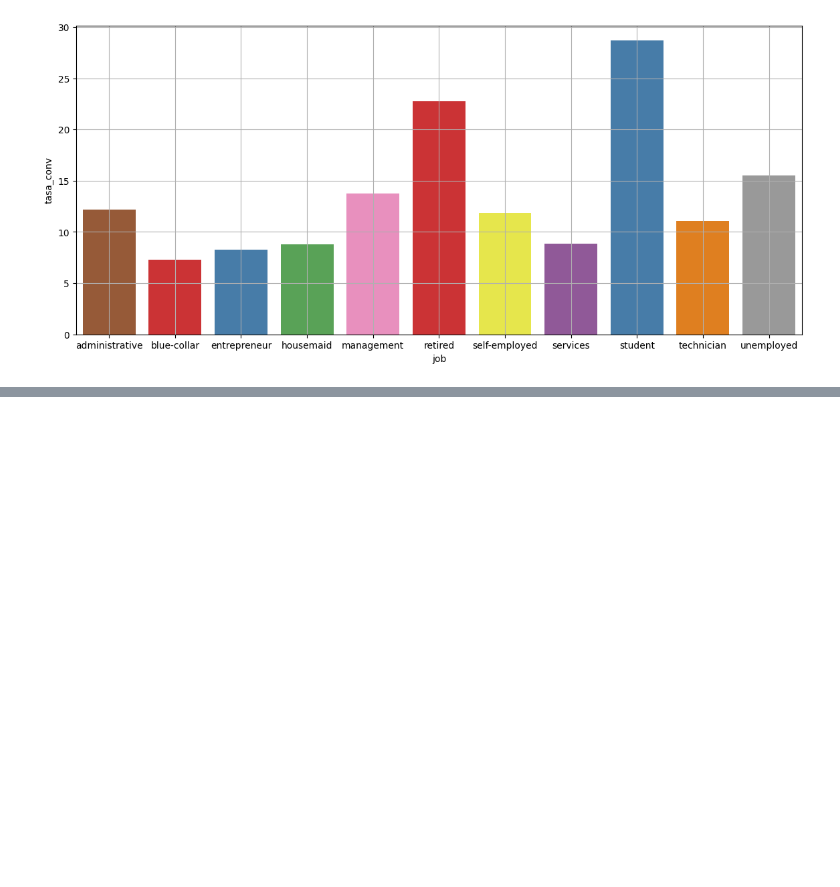
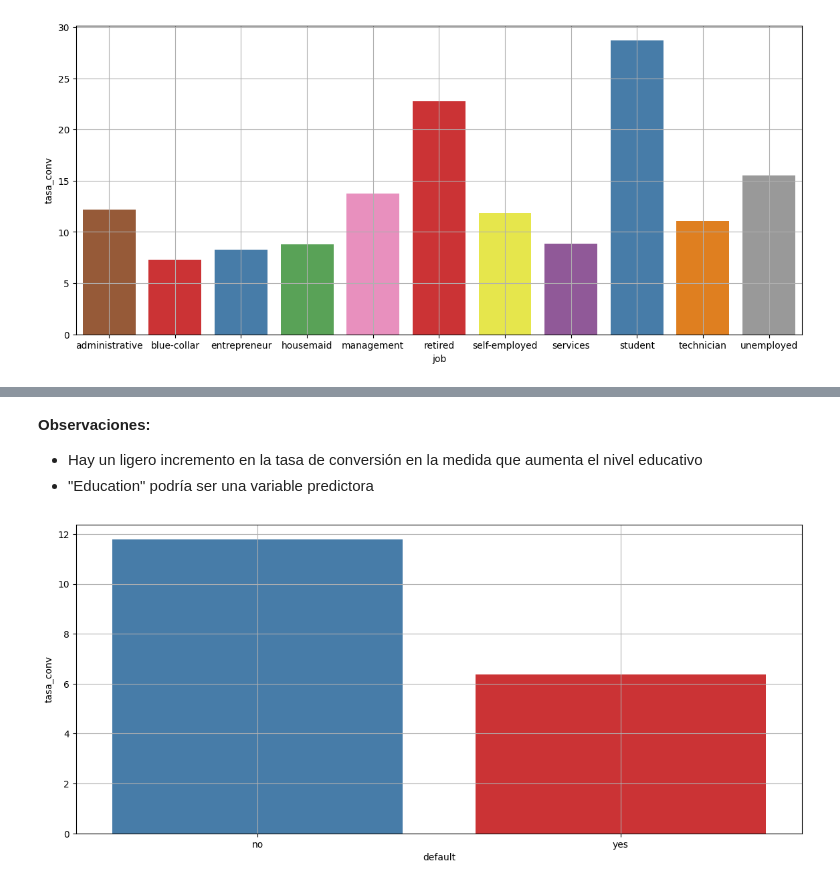
Before and after one commit to mizos0512/RPython, a Jupyter notebook: Mis_Proyectos/marketing_bank.ipynb, the cells around one changed output, grey strips where cells are left out. Cells and saved outputs as stored; diff of their text form; code cells hidden in the pictures; blank space fills up the shorter version.

```diff
--- a/Mis_Proyectos/marketing_bank.ipynb
+++ b/Mis_Proyectos/marketing_bank.ipynb
@@ -696,0 +717,9 @@ graficar_tasas_conversion('job','y_bin',type='bar')
+# %% [markdown]
+**Observaciones:**
+* Hay un ligero incremento en la tasa de conversión en la medida que aumenta el nivel educativo
+* "Education" podría ser una variable predictora
+# %%
+# defaault
+graficar_tasas_conversion('default','y_bin',type='bar')
+# %% [output]
+[figure, added]
```
Also changed, not shown: parts of 19 cells of this notebook.
